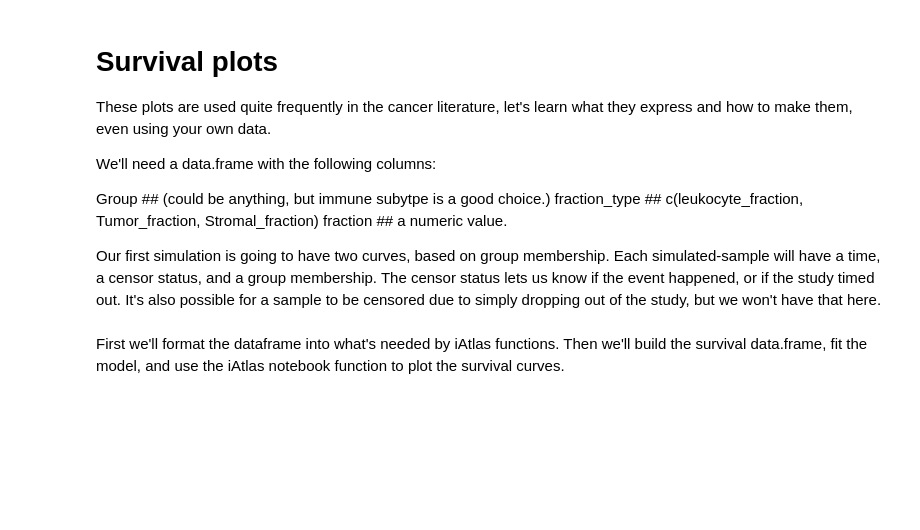
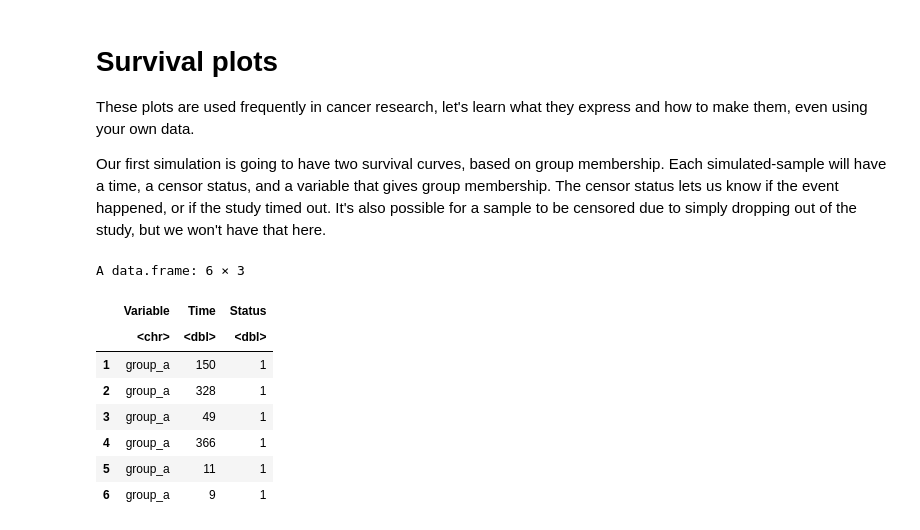
Before and after one commit to CRI-iAtlas/iatlas-notebooks, a Jupyter notebook: clinical_outcomes.ipynb, the cells around one changed output. Cells and saved outputs as stored; diff of their text form; code cells hidden in the pictures; blank space fills up the shorter version.

```diff
--- a/clinical_outcomes.ipynb
+++ b/clinical_outcomes.ipynb
@@ -35,60 +63,65 @@ source('functions/notebook_functions.R')
 # %% [markdown]
 # Survival plots
 
-These plots are used quite frequently in the cancer literature, let's learn what they express and
+These plots are used frequently in cancer research, let's learn what they express and
 how to make them, even using your own data.
 
-We'll need a data.frame with the following columns:
-
-Group         ## (could be anything, but immune subytpe is a good choice.)
-fraction_type ## c(leukocyte_fraction, Tumor_fraction, Stromal_fraction)
-fraction      ## a numeric value.
-
-Our first simulation is going to have two curves, based on group membership.
-Each simulated-sample will have a time, a censor status, and a group membership.
+Our first simulation is going to have two survival curves, based on group membership.
+Each simulated-sample will have a time, a censor status, and a variable that gives group membership.
 The censor status lets us know if the event happened, or if the study timed out.
 It's also possible for a sample to be censored due to simply dropping out of the
 study, but we won't have that here.
 # %%
 
 # We are going to simulate how long it takes before an event happens,
 # given there's a probability of it happening each time click
 # at some point, it doesn't happen. That's when the trial ends.
 
 sim_event <- function(p, time_pts) {
+  # ps is a random uniform integer over a number of time points
   ps = runif(n=time_pts)
-  # did it happen?
+  # did it happen at some point?
   qs <- which(ps <= p)
   if(length( which(ps <= p) ) == 0) {
+    # made it to the end.
     return(time_pts)
   } else {
+    # or the first time it happened.
     return(min(qs))
   }
 }
 
 
 # our simulation parameters
 days <- 500
 p1 <- 0.01  # event probability for group 1
-p2 <- 0.10  # event probability for group 2
+p2 <- 0.02  # event probability for group 2
+p3 <- 0.04  # event probability for group 3
 
 # first simulate whether the event happened
 events1 <- sapply(1:100, function(a) sim_event(p=p1, days))
 events2 <- sapply(1:100, function(a) sim_event(p=p2, days))
+events3 <- sapply(1:100, function(a) sim_event(p=p3, days))
 
 # then the status, depending on the given time
 # 1 if the event happened, and 0 if it's censored
-status1 <- sapply(group1, function(a) if (a >= days) {0} else {1})
-status2 <- sapply(group2, function(a) if (a >= days) {0} else {1})
+status1 <- sapply(events1, function(a) if (a >= days) {0} else {1})
+status2 <- sapply(events2, function(a) if (a >= days) {0} else {1})
+status3 <- sapply(events3, function(a) if (a >= days) {0} else {1})
 
-
-df <- data.frame(Group=c(rep.int('group_a', 100), rep.int('group_b', 100)),
-                 Time=c(events1, events2),
-                 Status=c(status1, status2))
+sim_df <- data.frame(Variable=c(rep.int('group_a', 100), rep.int('group_b', 100), rep.int('group_c', 100)),
+                 Time=c(events1, events2, events3),
+                 Status=c(status1, status2, status3))
 
 # take a look at our dataframe
-head(df)
+head(sim_df)
+# %% [output]
+A data.frame: 6 × 3
+|  | Variable | Time | Status |
+|  | <chr> | <dbl> | <dbl> |
+| 1 | group_a | 150 | 1 |
+| 2 | group_a | 328 | 1 |
+| 3 | group_a | 49 | 1 |
+| 4 | group_a | 366 | 1 |
+| 5 | group_a | 11 | 1 |
+| 6 | group_a | 9 | 1 |
-# %% [markdown]
-First we'll format the dataframe into what's needed by iAtlas functions.
-Then we'll build the survival data.frame, fit the model, and use the iAtlas
-notebook function to plot the survival curves.
```
Also changed, not shown: parts of 30 cells of this notebook, 2 other files.
